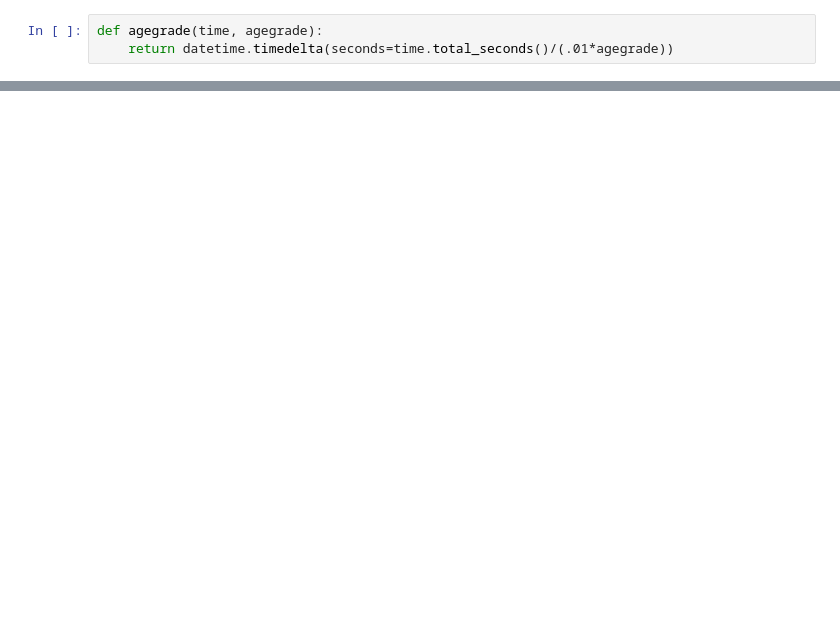
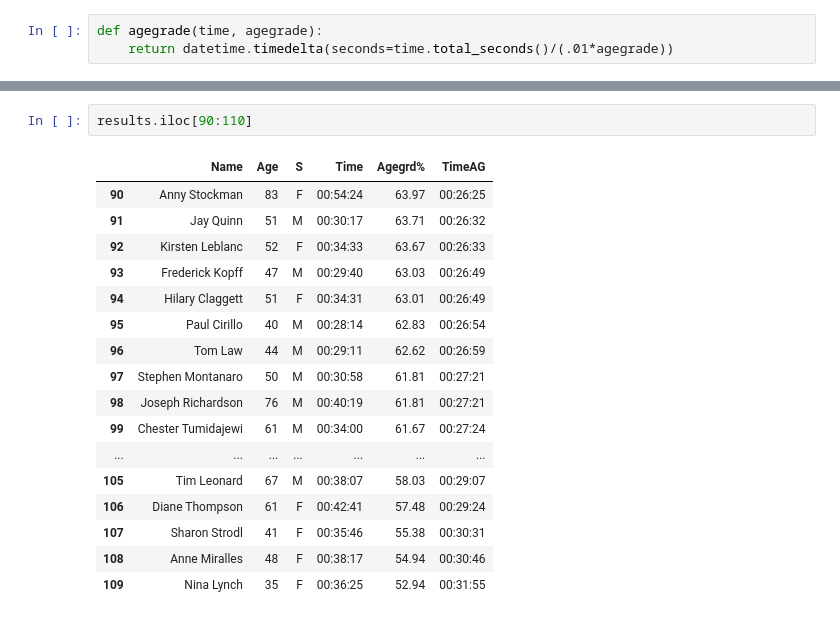
Before and after one commit to bnorthan/rotg-us, a Jupyter notebook: notebooks/ROTG_MINI_GRAND_PRIX.ipynb, the cells around one changed output, grey strips where cells are left out. Cells and saved outputs as stored; diff of their text form; blank space fills up the shorter version.

```diff
--- a/notebooks/ROTG_MINI_GRAND_PRIX.ipynb
+++ b/notebooks/ROTG_MINI_GRAND_PRIX.ipynb
@@ -27,0 +85,20 @@ def agegrade(time, agegrade):
+# %%
+results.iloc[90:110]
+# %% [output]
+|  | Name | Age | S | Time | Agegrd% | TimeAG |
+| 90 | Anny Stockman | 83 | F | 00:54:24 | 63.97 | 00:26:25 |
+| 91 | Jay Quinn | 51 | M | 00:30:17 | 63.71 | 00:26:32 |
+| 92 | Kirsten Leblanc | 52 | F | 00:34:33 | 63.67 | 00:26:33 |
+| 93 | Frederick Kopff | 47 | M | 00:29:40 | 63.03 | 00:26:49 |
+| 94 | Hilary Claggett | 51 | F | 00:34:31 | 63.01 | 00:26:49 |
+| 95 | Paul Cirillo | 40 | M | 00:28:14 | 62.83 | 00:26:54 |
+| 96 | Tom Law | 44 | M | 00:29:11 | 62.62 | 00:26:59 |
+| 97 | Stephen Montanaro | 50 | M | 00:30:58 | 61.81 | 00:27:21 |
+| 98 | Joseph Richardson | 76 | M | 00:40:19 | 61.81 | 00:27:21 |
+| 99 | Chester Tumidajewi | 61 | M | 00:34:00 | 61.67 | 00:27:24 |
+| ... | ... | ... | ... | ... | ... | ... |
+| 105 | Tim Leonard | 67 | M | 00:38:07 | 58.03 | 00:29:07 |
+| 106 | Diane Thompson | 61 | F | 00:42:41 | 57.48 | 00:29:24 |
+| 107 | Sharon Strodl | 41 | F | 00:35:46 | 55.38 | 00:30:31 |
+| 108 | Anne Miralles | 48 | F | 00:38:17 | 54.94 | 00:30:46 |
+| 109 | Nina Lynch | 35 | F | 00:36:25 | 52.94 | 00:31:55 |
```
Also changed, not shown: parts of 32 cells of this notebook, 31 other files.
